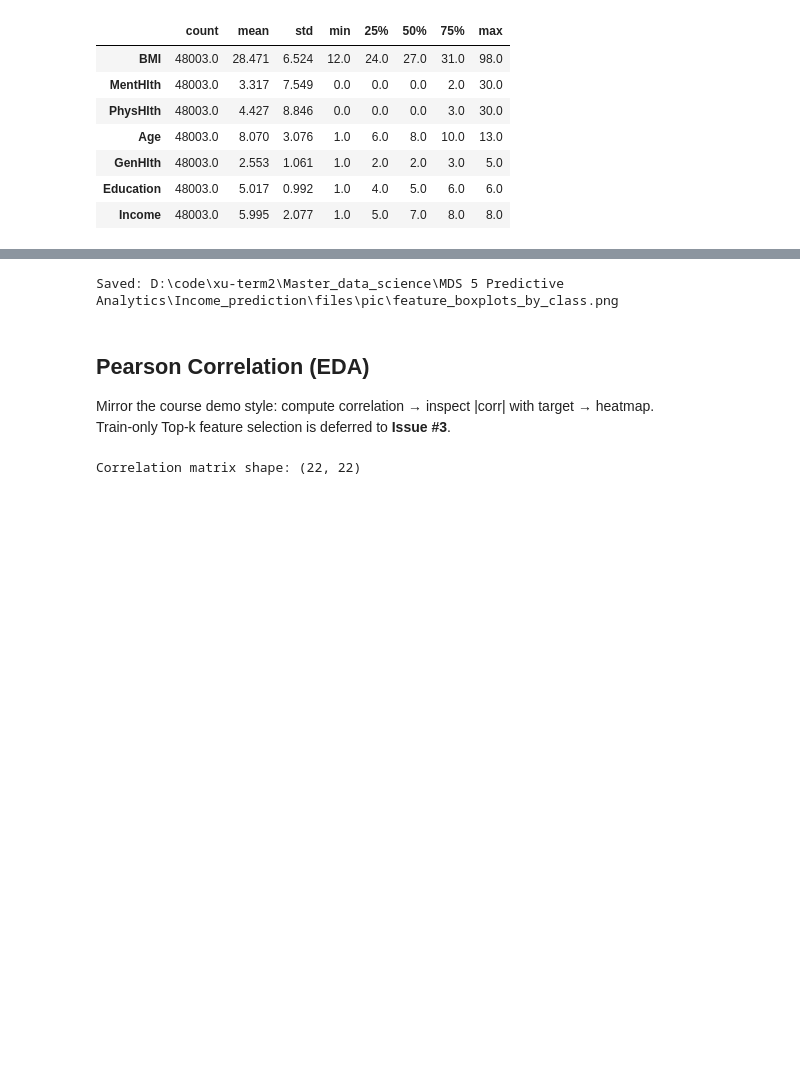
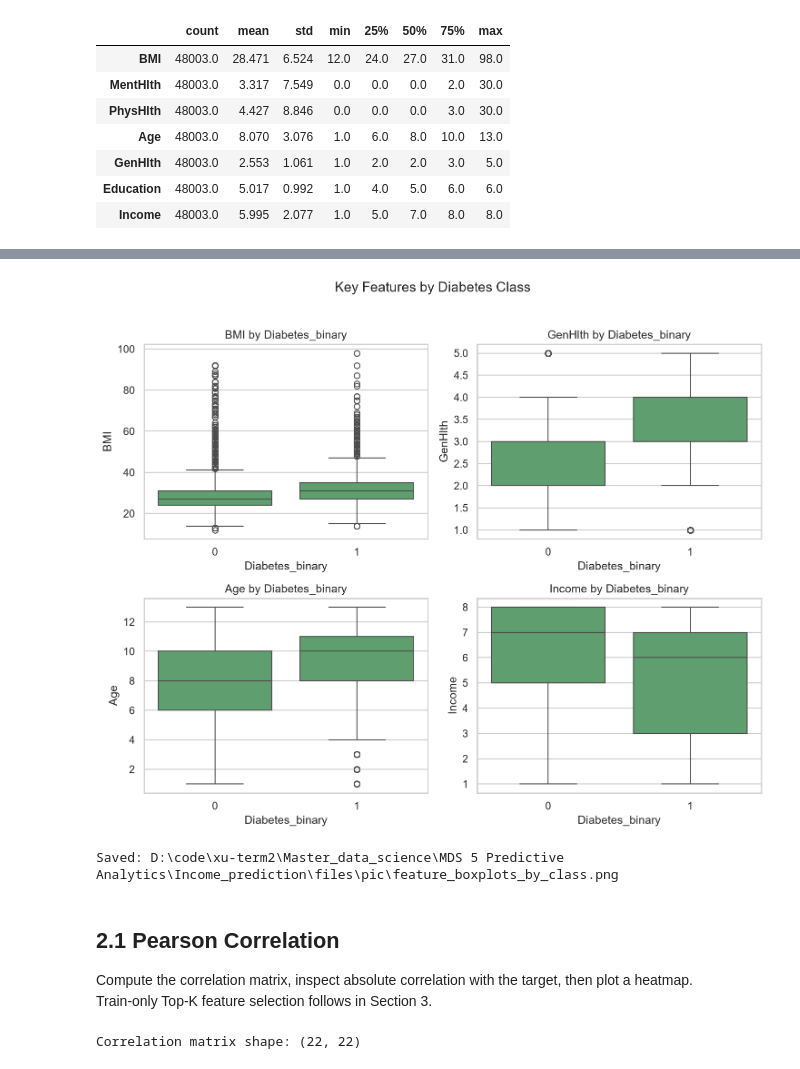
Before and after one commit to nikk909/mds5_Income_prediction, a Jupyter notebook: diabetes_ml_benchmark.ipynb, the cells around one changed output, grey strips where cells are left out. Saved outputs shown, nothing was run; the diff lists cells and outputs as text; code cells hidden in the pictures; blank space fills up the shorter version.

```diff
--- a/diabetes_ml_benchmark.ipynb
+++ b/diabetes_ml_benchmark.ipynb
@@ -196,24 +196,28 @@ Saved: D:\code\xu-term2\Master_data_science\MDS 5 Predictive Analytics\Income_pr
 # %%
 # 5. Boxplots of key features by diabetes class
 # 观察阳性类在 BMI、GenHlth 等变量上是否整体偏高
 box_cols = ["BMI", "GenHlth", "Age", "Income"]
 fig, axes = plt.subplots(2, 2, figsize=(10, 8))
 for ax, col in zip(axes.ravel(), box_cols):
     sns.boxplot(data=df, x=TARGET, y=col, ax=ax, color="#55A868")
     ax.set_title(f"{col} by {TARGET}")
     ax.set_xlabel(TARGET)
 fig.suptitle("Key Features by Diabetes Class", y=1.02)
 fig.tight_layout()
 fig.savefig(PIC_DIR / "feature_boxplots_by_class.png", bbox_inches="tight")
-plt.show()
+plt.close(fig)
+# 同时在 notebook 中显示已保存图片（不只写磁盘）
+if Image is not None:
+    display(Image(filename=str(PIC_DIR / "feature_boxplots_by_class.png")))
 print("Saved:", PIC_DIR / "feature_boxplots_by_class.png")
 # %% [output]
+[figure, added]
 Saved: D:\code\xu-term2\Master_data_science\MDS 5 Predictive Analytics\Income_prediction\files\pic\feature_boxplots_by_class.png
 # %% [markdown]
-## Pearson Correlation (EDA)
+## 2.1 Pearson Correlation
 
-Mirror the course demo style: compute correlation → inspect |corr| with target → heatmap.
-Train-only Top-k feature selection is deferred to **Issue #3**.
+Compute the correlation matrix, inspect absolute correlation with the target, then plot a heatmap.
+Train-only Top-K feature selection follows in Section 3.
 # %%
 # 1. Compute Pearson correlation matrix (full cleaned frame)
 corr_matrix = df.corr(method="pearson")
```
Also changed, not shown: parts of 27 cells of this notebook, 3 other files.
